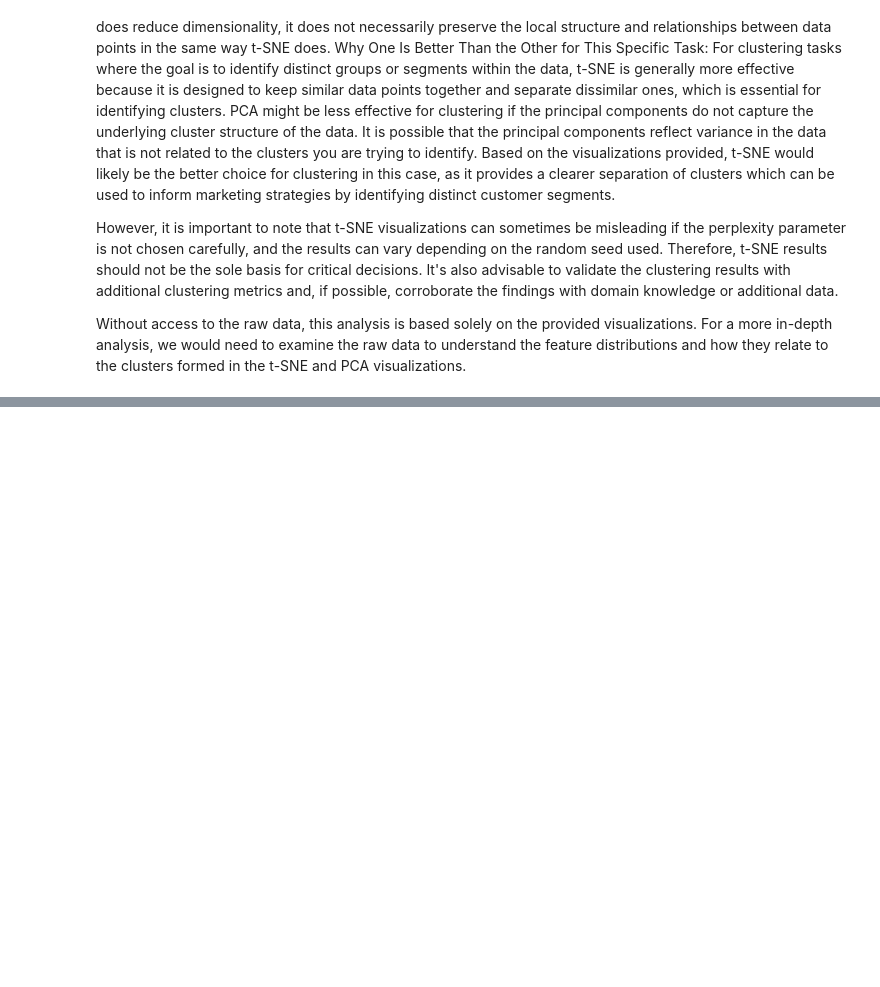
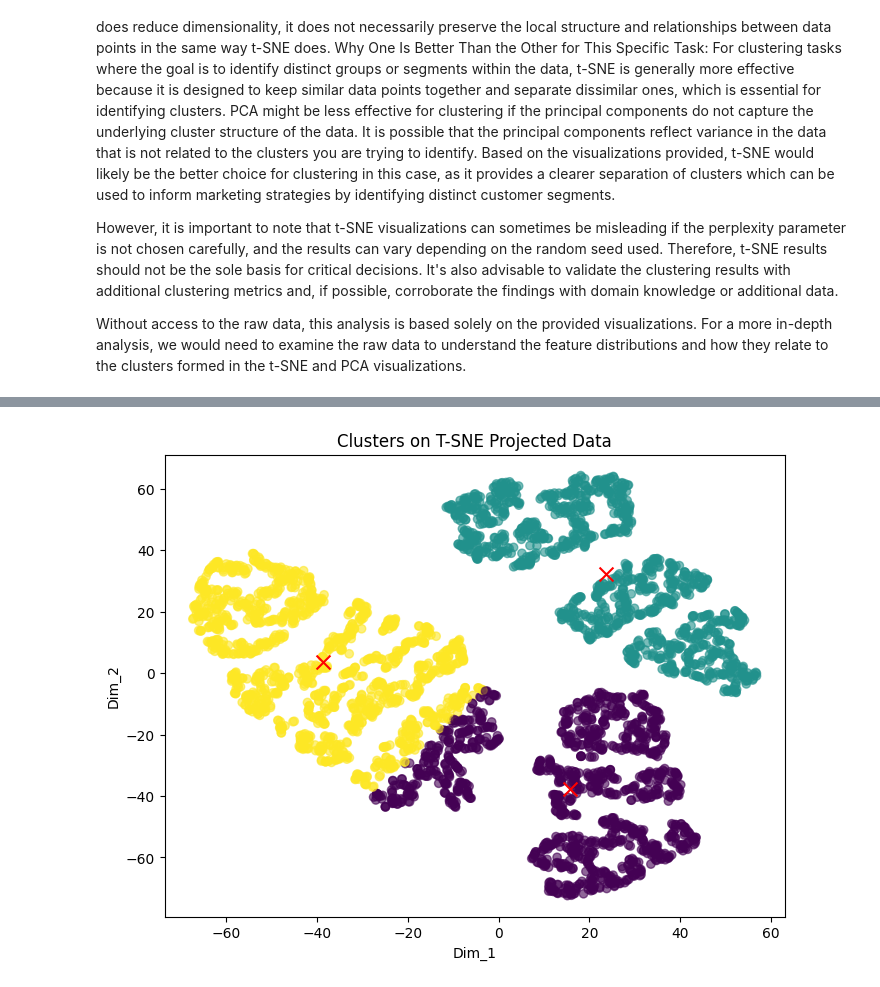
Before and after one commit to Samarth-Pawan/Data-Mining_Customer-Shopping-Trends, a Jupyter notebook: Data_Mining/data_preproc.ipynb, the cells around one changed output, grey strips where cells are left out. Saved outputs shown, nothing was run; the diff lists cells and outputs as text; code cells hidden in the pictures; blank space fills up the shorter version.

```diff
--- a/Data_Mining/data_preproc.ipynb
+++ b/Data_Mining/data_preproc.ipynb
@@ -787,0 +819,25 @@ Without access to the raw data, this analysis is based solely on the provided vi
+# %%
+from sklearn.cluster import KMeans
+
+# Initialize KMeans with 3 clusters
+kmeans = KMeans(n_clusters=3, random_state=42)
+
+# Fit the model on the T-SNE output
+kmeans.fit(df_TSME)
+
+# Get the cluster centroids
+cluster_centers = kmeans.cluster_centers_
+
+# Get the cluster labels
+labels = kmeans.labels_
+
+# Plotting the clusters along with their centers
+plt.figure(figsize=(8, 6))
+plt.scatter(df_TSME['Dim_1'], df_TSME['Dim_2'], c=labels, cmap='viridis', marker='o', alpha=0.6)
+plt.scatter(cluster_centers[:, 0], cluster_centers[:, 1], c='red', marker='x', s=100)
+plt.title('Clusters on T-SNE Projected Data')
+plt.xlabel('Dim_1')
+plt.ylabel('Dim_2')
+plt.show()
+# %% [output]
+[figure, added]
```
Also changed, not shown: parts of 10 cells of this notebook.
